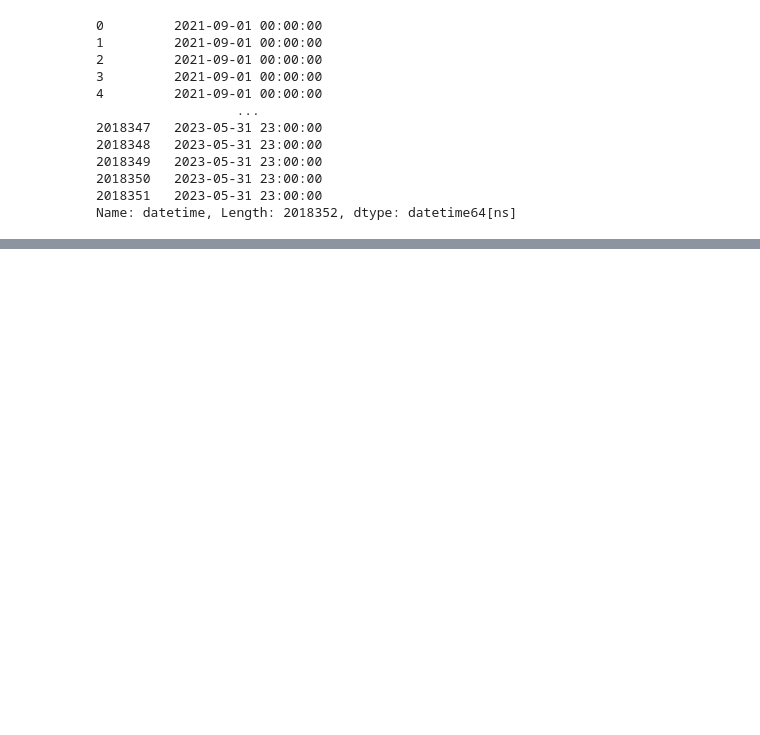
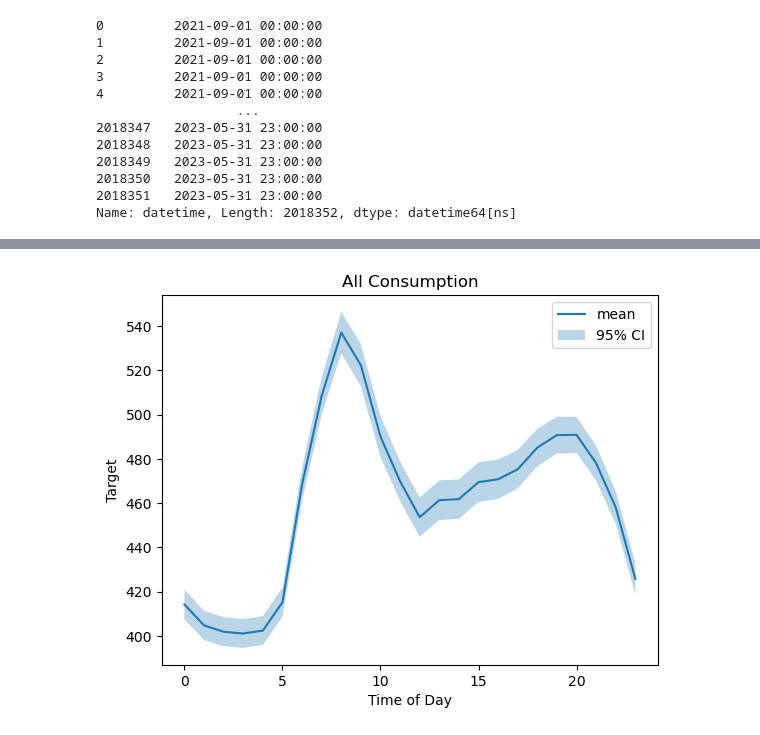
Before and after one commit to JosephHardy91/predict-energy-behavior-of-prosumers, a Jupyter notebook: src/0_basic_familiarity/target_spaghetti.ipynb, the cells around one changed output, grey strips where cells are left out. Drawn from its saved outputs; the diff is of its cells as text; code cells hidden in the pictures; blank space fills up the shorter version.

```diff
--- a/src/0_basic_familiarity/target_spaghetti.ipynb
+++ b/src/0_basic_familiarity/target_spaghetti.ipynb
@@ -56,15 +68,8 @@ pivot_mean_df
 # %%
-pivot_dist_df = pivot_mean_df.copy()
-z=1.96 #95% confidence interval
-businesses = ((df['is_business']==1)&(df['is_consumption']==cons_bool)).sum()
-nonbusinesses = df[df['is_consumption']==cons_bool].shape[0]-businesses
-
-businesses/=24 #assuming equal number of businesses per hour
-nonbusinesses/=24
-
-pivot_dist_df['business_lower_range'] = pivot_mean_df[1] - z*pivot_std_df[1]/(businesses**0.5)
-pivot_dist_df['business_upper_range'] = pivot_mean_df[1] + z*pivot_std_df[1]/(businesses**0.5)
-pivot_dist_df['nonbusiness_lower_range'] = pivot_mean_df[0] - z*pivot_std_df[0]/(nonbusinesses**0.5)
-pivot_dist_df['nonbusiness_upper_range'] = pivot_mean_df[0] + z*pivot_std_df[0]/(nonbusinesses**0.5)
-pivot_dist_df=pivot_dist_df.clip(0)
-pivot_dist_df
+def plot_distribution(pivot_dist_df,ax,title,ylabel='Target'):
+    ax.plot(pivot_dist_df.index,pivot_dist_df['target'],label='mean')
+    ax.fill_between(pivot_dist_df.index,pivot_dist_df['lower_range'],pivot_dist_df['upper_range'],alpha=0.3,label='95% CI')
+    ax.set_title(title)
+    ax.set_xlabel('Time of Day')
+    ax.set_ylabel(ylabel)
+    ax.legend()
@@ -97,0 +107,4 @@ plt.fill_between(pivot_dist_df.index,pivot_dist_df['nonbusiness_lower_range'],pi
+# %%
+plot_distribution(get_dist_df(df,z=1.96, is_consumer=1,is_business=None,clip = True),ax=plt.gca(),title='All Consumption')
+# %% [output]
+[figure, added]
```
Also changed, not shown: parts of 10 cells of this notebook, 7 other files.
